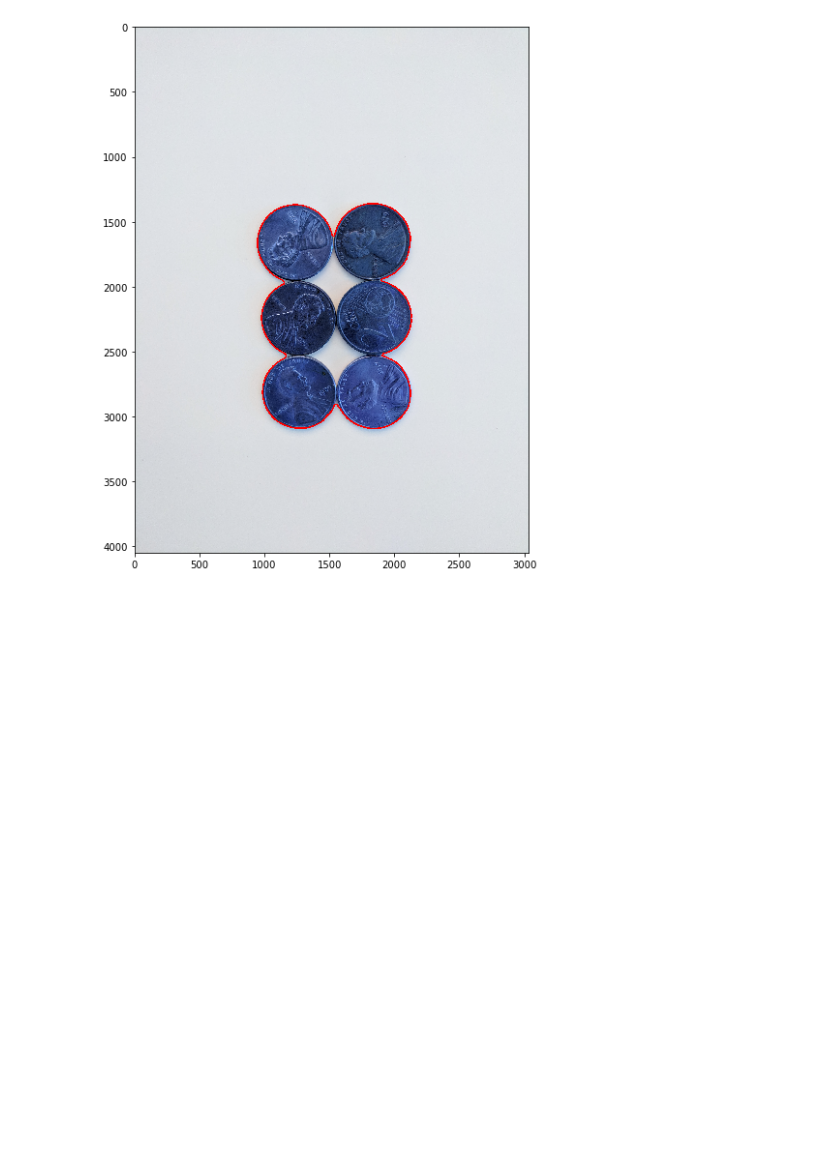
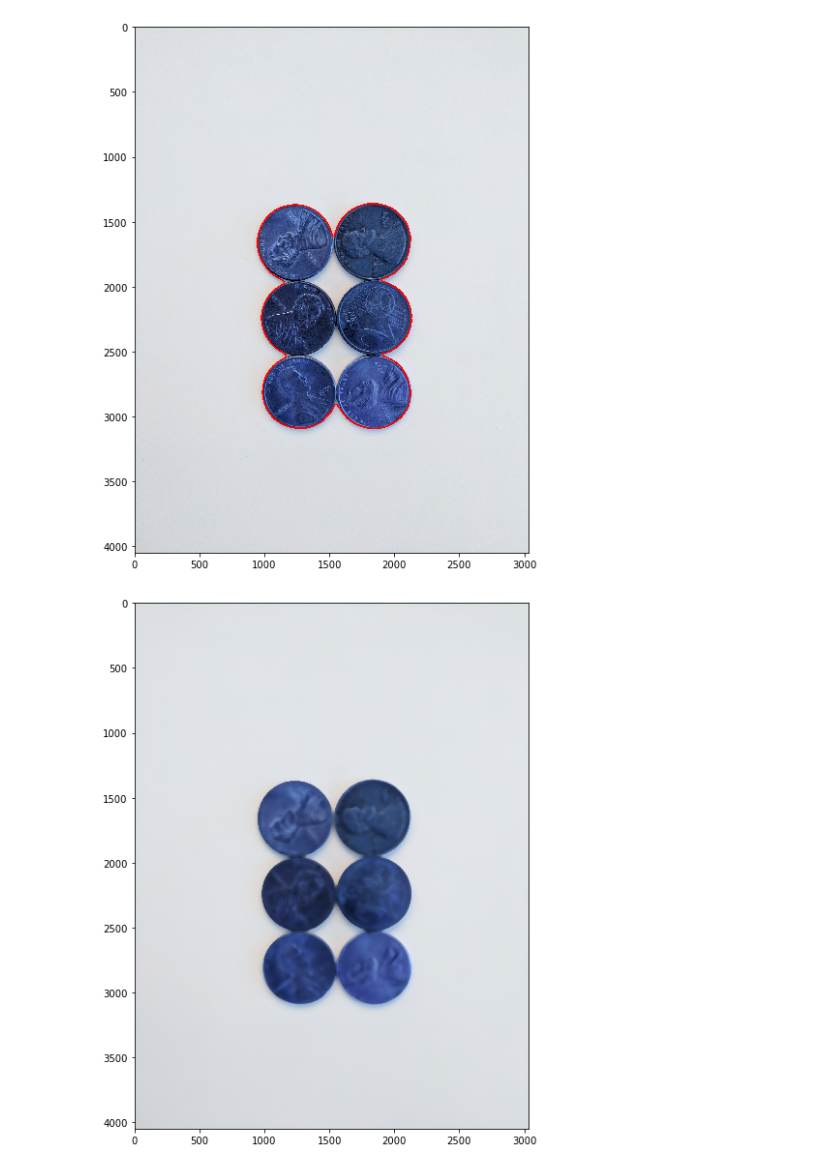
Before and after one commit to dhanoopbhaskar/computer_vision, a Jupyter notebook: 50. watershed_algorithm.ipynb, the cells around one changed output. Saved outputs shown, nothing was run; the diff lists cells and outputs as text; code cells hidden in the pictures; blank space fills up the shorter version.

```diff
--- a/50. watershed_algorithm.ipynb
+++ b/50. watershed_algorithm.ipynb
@@ -49,3 +49,9 @@ for i in range(len(contours)):
 display(sep_coins)
 # %% [output]
 [figure]
+# %%
+img = cv2.imread('pennies.jpg')
+img = cv2.medianBlur(img,35)
+display(img)
+# %% [output]
+[figure, added]
```
Also changed, not shown: parts of 14 cells of this notebook, 13 other files.
